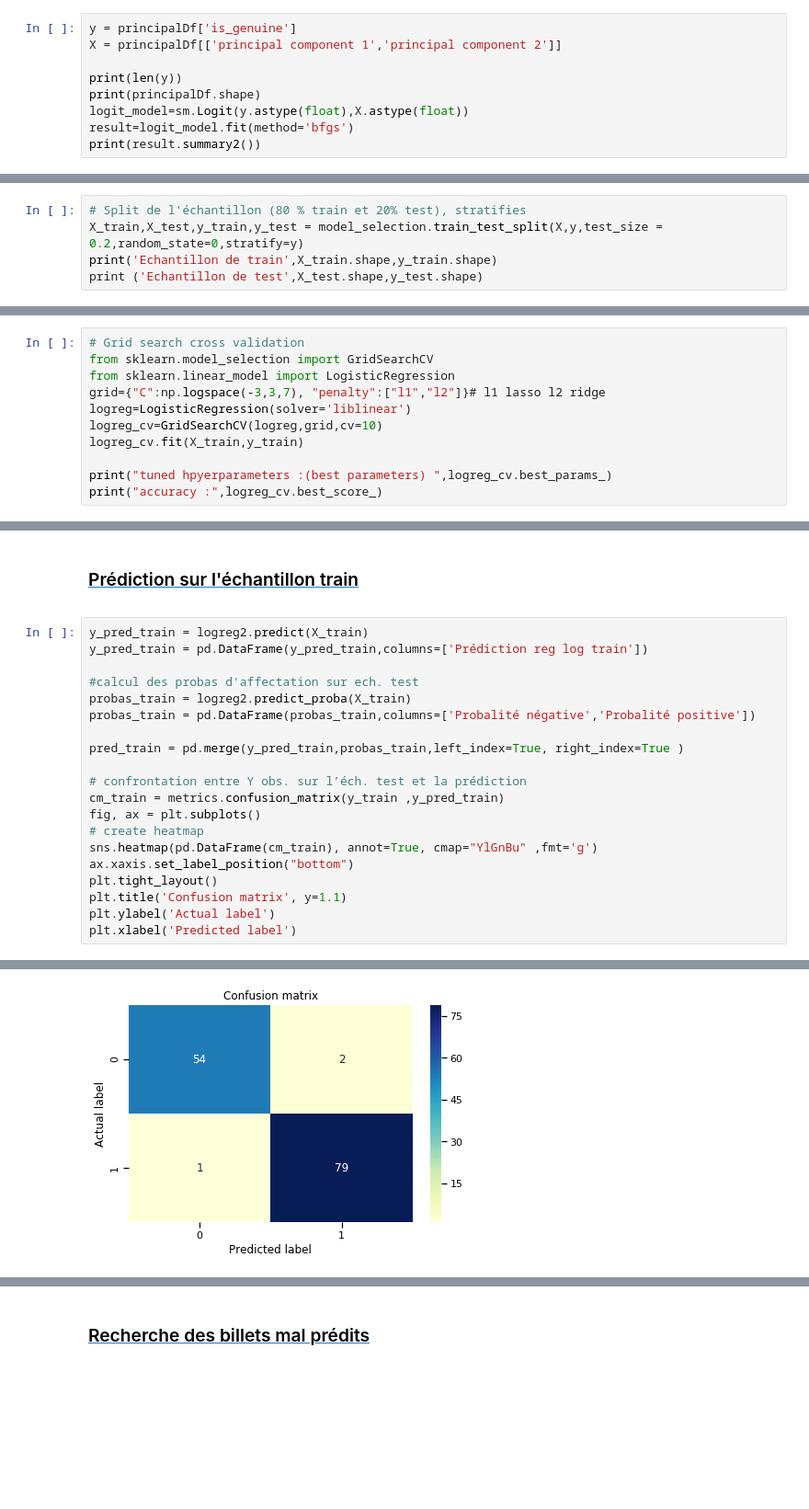
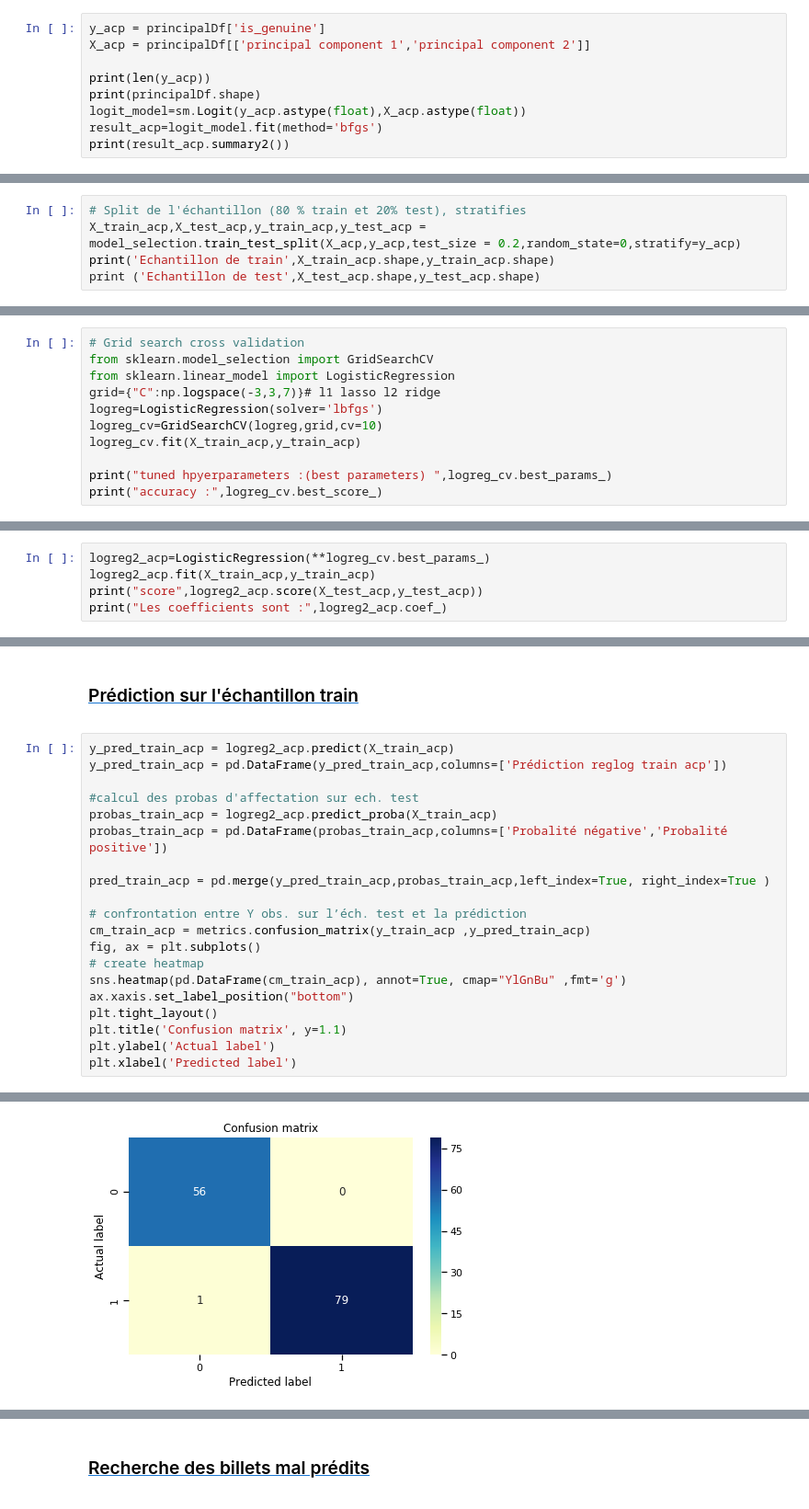
Before and after one commit to Magikpino/Projet9, a Jupyter notebook: Projet6/P6_17022020.ipynb, the cells around one changed output, grey strips where cells are left out. Shown at 92% size. Drawn from its saved outputs; the diff is of its cells as text; blank space fills up the shorter version.

```diff
--- a/Projet6/P6_17022020.ipynb
+++ b/Projet6/P6_17022020.ipynb
@@ -541,13 +615,13 @@ TO DO
 ### [<font color="black">Modelisation avec package Stats model sur les compostantes ACP](#sommaire)
 <a id="sm2" a>
 # %%
-y = principalDf['is_genuine']
-X = principalDf[['principal component 1','principal component 2']]
+y_acp = principalDf['is_genuine']
+X_acp = principalDf[['principal component 1','principal component 2']]
 
-print(len(y))
+print(len(y_acp))
 print(principalDf.shape)
-logit_model=sm.Logit(y.astype(float),X.astype(float))
-result=logit_model.fit(method='bfgs')
-print(result.summary2())
+logit_model=sm.Logit(y_acp.astype(float),X_acp.astype(float))
+result_acp=logit_model.fit(method='bfgs')
+print(result_acp.summary2())
 # %% [output]
 170
@@ -572,9 +646,9 @@ principal component 2   3.5683   1.8503  1.9285 0.0538  -0.0583  7.1948
 <a id="prepaskt2" a>
 # %%
 # Split de l'échantillon (80 % train et 20% test), stratifies
-X_train,X_test,y_train,y_test = model_selection.train_test_split(X,y,test_size = 0.2,random_state=0,stratify=y)
-print('Echantillon de train',X_train.shape,y_train.shape)
-print ('Echantillon de test',X_test.shape,y_test.shape)
+X_train_acp,X_test_acp,y_train_acp,y_test_acp = model_selection.train_test_split(X_acp,y_acp,test_size = 0.2,random_state=0,stratify=y_acp)
+print('Echantillon de train',X_train_acp.shape,y_train_acp.shape)
+print ('Echantillon de test',X_test_acp.shape,y_test_acp.shape)
 # %% [output]
 Echantillon de train (136, 2) (136,)
 Echantillon de test (34, 2) (34,)
@@ -585,10 +659,10 @@ Echantillon de test (34, 2) (34,)
 # Grid search cross validation
 from sklearn.model_selection import GridSearchCV
 from sklearn.linear_model import LogisticRegression
-grid={"C":np.logspace(-3,3,7), "penalty":["l1","l2"]}# l1 lasso l2 ridge
-logreg=LogisticRegression(solver='liblinear')
+grid={"C":np.logspace(-3,3,7)}# l1 lasso l2 ridge
+logreg=LogisticRegression(solver='lbfgs')
 logreg_cv=GridSearchCV(logreg,grid,cv=10)
-logreg_cv.fit(X_train,y_train)
+logreg_cv.fit(X_train_acp,y_train_acp)
 
 print("tuned hpyerparameters :(best parameters) ",logreg_cv.best_params_)
 print("accuracy :",logreg_cv.best_score_)
@@ -605,0 +672,5 @@ Les coefficients sont : [[-0.06313727  0.00199866]]
+# %%
+logreg2_acp=LogisticRegression(**logreg_cv.best_params_)
+logreg2_acp.fit(X_train_acp,y_train_acp)
+print("score",logreg2_acp.score(X_test_acp,y_test_acp))
+print("Les coefficients sont :",logreg2_acp.coef_)
@@ -654,25 +728,25 @@ Text(0.5, 12.5, 'Predicted label')
 ### [<font color="black">Prédiction sur l'échantillon train](#sommaire)
 <a id="predtrainlog2" a>
 # %%
-y_pred_train = logreg2.predict(X_train)
-y_pred_train = pd.DataFrame(y_pred_train,columns=['Prédiction reg log train'])
+y_pred_train_acp = logreg2_acp.predict(X_train_acp)
+y_pred_train_acp = pd.DataFrame(y_pred_train_acp,columns=['Prédiction reglog train acp'])
 
 #calcul des probas d'affectation sur ech. test
-probas_train = logreg2.predict_proba(X_train)
-probas_train = pd.DataFrame(probas_train,columns=['Probalité négative','Probalité positive'])
+probas_train_acp = logreg2_acp.predict_proba(X_train_acp)
+probas_train_acp = pd.DataFrame(probas_train_acp,columns=['Probalité négative','Probalité positive'])
 
-pred_train = pd.merge(y_pred_train,probas_train,left_index=True, right_index=True )
+pred_train_acp = pd.merge(y_pred_train_acp,probas_train_acp,left_index=True, right_index=True )
 
 # confrontation entre Y obs. sur l’éch. test et la prédiction
-cm_train = metrics.confusion_matrix(y_train ,y_pred_train)
+cm_train_acp = metrics.confusion_matrix(y_train_acp ,y_pred_train_acp)
 fig, ax = plt.subplots()
 # create heatmap
-sns.heatmap(pd.DataFrame(cm_train), annot=True, cmap="YlGnBu" ,fmt='g')
+sns.heatmap(pd.DataFrame(cm_train_acp), annot=True, cmap="YlGnBu" ,fmt='g')
 ax.xaxis.set_label_position("bottom")
 plt.tight_layout()
 plt.title('Confusion matrix', y=1.1)
 plt.ylabel('Actual label')
 plt.xlabel('Predicted label')
 # %% [output]
 Text(0.5, 12.5, 'Predicted label')
-[figure, old version]
+[figure, new version]
```
Also changed, not shown: parts of 22 cells of this notebook.
